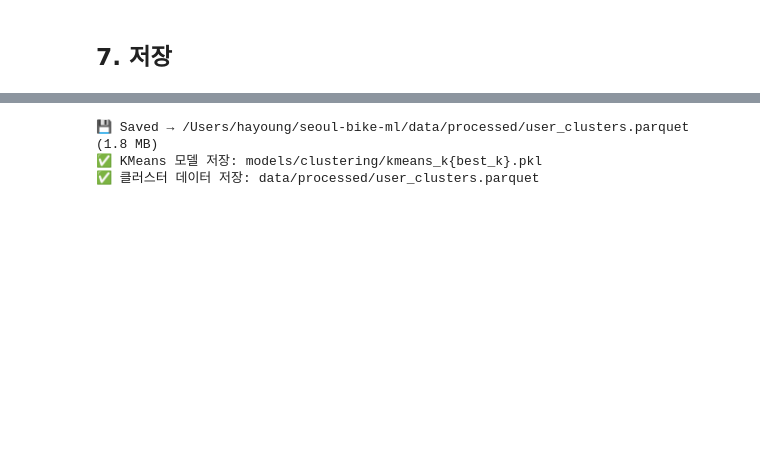
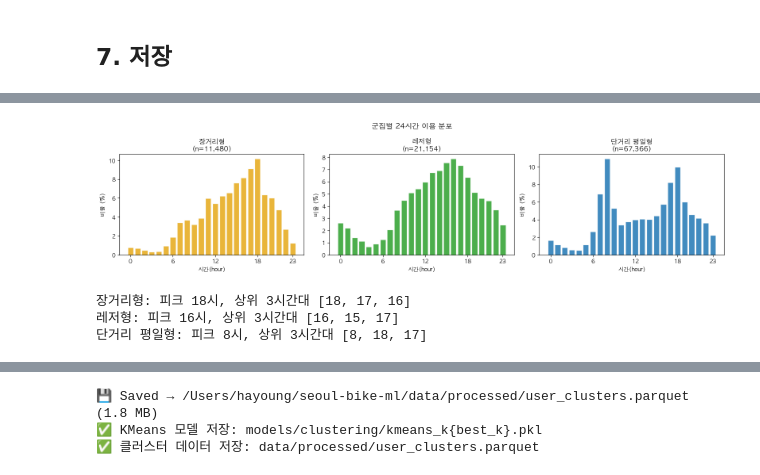
Before and after one commit to ClaraHayoungPark/seoul-bike-ml, a Jupyter notebook: notebooks/03_user_clustering.ipynb, the cells around one changed output, grey strips where cells are left out. Cells and saved outputs as stored; diff of their text form; code cells hidden in the pictures; blank space fills up the shorter version.

```diff
--- a/notebooks/03_user_clustering.ipynb
+++ b/notebooks/03_user_clustering.ipynb
@@ -213,0 +250,30 @@ plt.show()
+# %%
+# ── 2. 군집별 24시간 분포 ─────────────────────────────────────────────────────
+fig, axes = plt.subplots(1, 3, figsize=(16, 4), sharey=False)
+
+for ax, (cid, name) in zip(axes, name_map.items()):
+    grp = df_sample[df_sample["cluster"] == cid]
+    hr = grp["hour"].value_counts().sort_index().reindex(range(24), fill_value=0)
+    hr_pct = hr / hr.sum() * 100
+    ax.bar(hr_pct.index, hr_pct.values, color=color_map[name], alpha=0.85, edgecolor="white")
+    ax.set_title(f"{name}\n(n={len(grp):,})")
+    ax.set_xlabel("시간(hour)")
+    ax.set_ylabel("비율 (%)")
+    ax.set_xticks([0, 6, 12, 18, 23])
+
+plt.suptitle("군집별 24시간 이용 분포", fontsize=13)
+plt.tight_layout()
+plt.savefig("../reports/figures/cluster_hour_dist.png", dpi=150)
+plt.show()
+
+# 피크 시간대 출력
+for cid, name in name_map.items():
+    grp = df_sample[df_sample["cluster"] == cid]
+    peak = grp["hour"].value_counts().idxmax()
+    top3 = grp["hour"].value_counts().head(3).index.tolist()
+    print(f"{name}: 피크 {peak}시, 상위 3시간대 {top3}")
+# %% [output]
+[figure, added]
+장거리형: 피크 18시, 상위 3시간대 [18, 17, 16]
+레저형: 피크 16시, 상위 3시간대 [16, 15, 17]
+단거리 평일형: 피크 8시, 상위 3시간대 [8, 18, 17]
```
Also changed, not shown: parts of 4 cells of this notebook.
